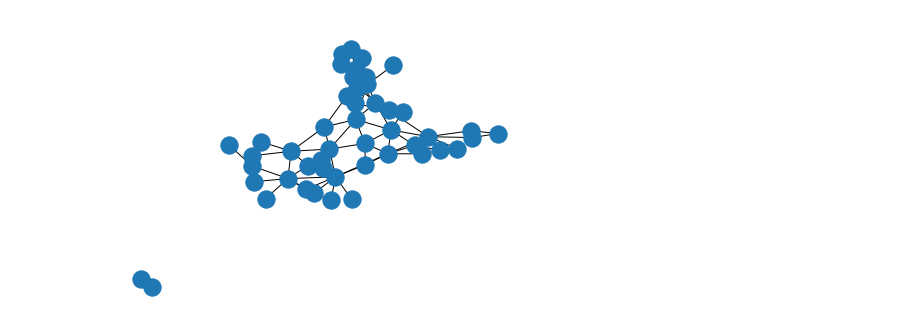
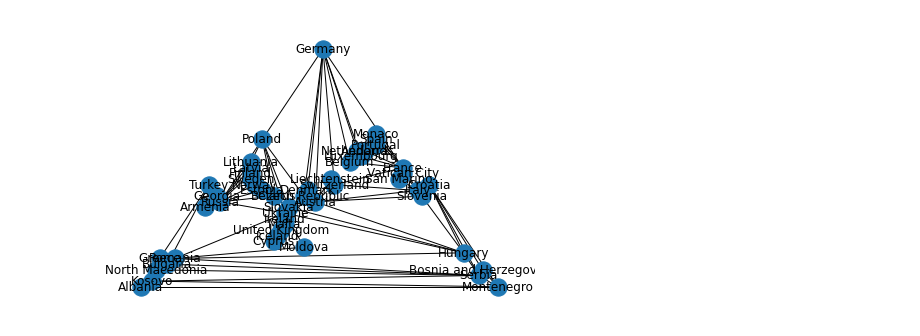
Before and after one commit to sltKaguya/itmo, a Jupyter notebook: discr_math/05_graph_theory/test.ipynb, the cells around one changed output. Saved outputs shown, nothing was run; the diff lists cells and outputs as text; code cells hidden in the pictures.

```diff
--- a/discr_math/05_graph_theory/test.ipynb
+++ b/discr_math/05_graph_theory/test.ipynb
@@ -1,8 +1,9 @@
 # %%
 import networkx as nx
 import matplotlib.pyplot as plt
+
+euroGraph = nx.read_adjlist(
+    "/Users/sltkaguya/Documents/itmo/discr_math/05_graph_theory/eurograph.adjlist.txt", delimiter="--")
+nx.draw_planar(euroGraph, with_labels=True)
+# %% [output]
+[figure, added]
-# %%
-euroGraph = nx.read_adjlist("05_edge_list.txt", delimiter="--")
-nx.draw_spring(euroGraph)
-# %% [output]
-[figure, removed]
```
Also changed, not shown: parts of 1 cell of this notebook, 5 other files.
